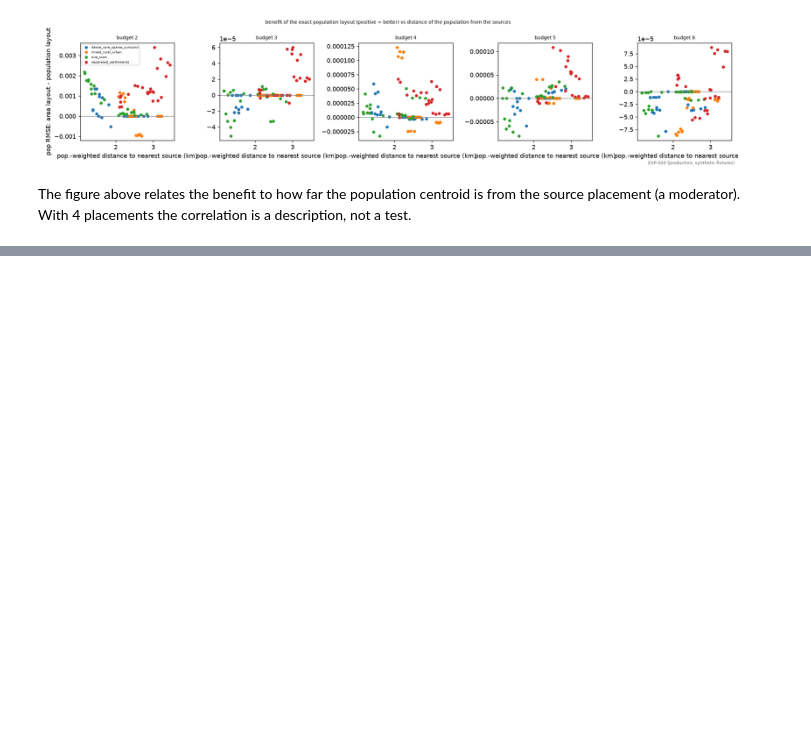
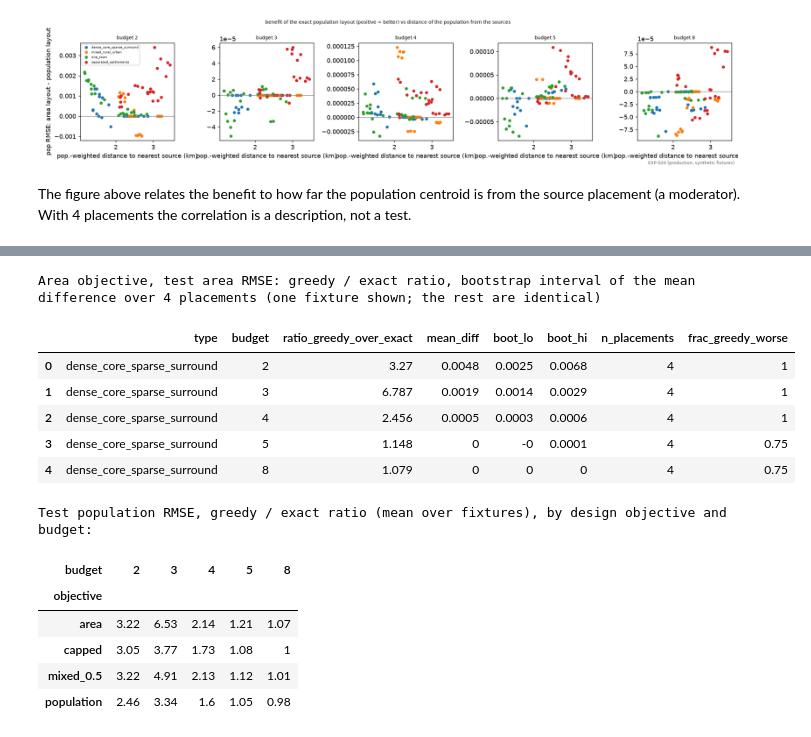
Before and after one commit to yubrajbhandari923/pravah, a Jupyter notebook: notebooks/08_phase3_population_design.ipynb, the cells around one changed output, grey strips where cells are left out. Drawn from its saved outputs; the diff is of its cells as text; code cells hidden in the pictures; blank space fills up the shorter version.

```diff
--- a/notebooks/08_phase3_population_design.ipynb
+++ b/notebooks/08_phase3_population_design.ipynb
@@ -278,9 +275,0 @@ The figure above relates the benefit to how far the population centroid is from
-# %%
-X = R / "phase3-population-toy-exact-greedy"
-csvs = sorted(X.glob("*.csv")) if X.exists() else []
-if csvs:
-    for f in csvs[:6]:
-        print("==", f.name); display(pd.read_csv(f).head(8))
-    for p in sorted((X / "figures").glob("*.png")): show(p, 700)
-else:
-    print("EXP-022 has no result tables yet (run not finished or not in the repository):", X.relative_to(ROOT))
@@ -288,0 +311,24 @@ EXP-022 has no result tables yet (run not finished or not in the repository): re
+# %%
+pg = load(G / "paired_greedy_exact.csv")
+if pg is not None:
+    a = pg[(pg.objective == "area") & (pg.metric == "area_rmse")]
+    a = a[a.type == a.type.iloc[0]]   # the area objective does not depend on the population, so all fixtures are identical
+    print("Area objective, test area RMSE: greedy / exact ratio, bootstrap interval of the mean difference over 4 placements (one fixture shown; the rest are identical)")
+    display(a[["type", "budget", "ratio_greedy_over_exact", "mean_diff", "boot_lo", "boot_hi", "n_placements", "frac_greedy_worse"]].reset_index(drop=True).round(4))
+    p = pg[(pg.metric == "pop_rmse")].groupby(["objective", "budget"]).ratio_greedy_over_exact.mean().unstack().round(2)
+    print("Test population RMSE, greedy / exact ratio (mean over fixtures), by design objective and budget:"); display(p)
+# %% [output]
+Area objective, test area RMSE: greedy / exact ratio, bootstrap interval of the mean difference over 4 placements (one fixture shown; the rest are identical)
+|  | type | budget | ratio_greedy_over_exact | mean_diff | boot_lo | boot_hi | n_placements | frac_greedy_worse |
+| 0 | dense_core_sparse_surround | 2 | 3.27 | 0.0048 | 0.0025 | 0.0068 | 4 | 1 |
+| 1 | dense_core_sparse_surround | 3 | 6.787 | 0.0019 | 0.0014 | 0.0029 | 4 | 1 |
+| 2 | dense_core_sparse_surround | 4 | 2.456 | 0.0005 | 0.0003 | 0.0006 | 4 | 1 |
+| 3 | dense_core_sparse_surround | 5 | 1.148 | 0 | -0 | 0.0001 | 4 | 0.75 |
+| 4 | dense_core_sparse_surround | 8 | 1.079 | 0 | 0 | 0 | 4 | 0.75 |
+Test population RMSE, greedy / exact ratio (mean over fixtures), by design objective and budget:
+| budget | 2 | 3 | 4 | 5 | 8 |
+| objective |  |  |  |  |  |
+| area | 3.22 | 6.53 | 2.14 | 1.21 | 1.07 |
+| capped | 3.05 | 3.77 | 1.73 | 1.08 | 1 |
+| mixed_0.5 | 3.22 | 4.91 | 2.13 | 1.12 | 1.01 |
+| population | 2.46 | 3.34 | 1.6 | 1.05 | 0.98 |
```
Also changed, not shown: parts of 9 cells of this notebook.
